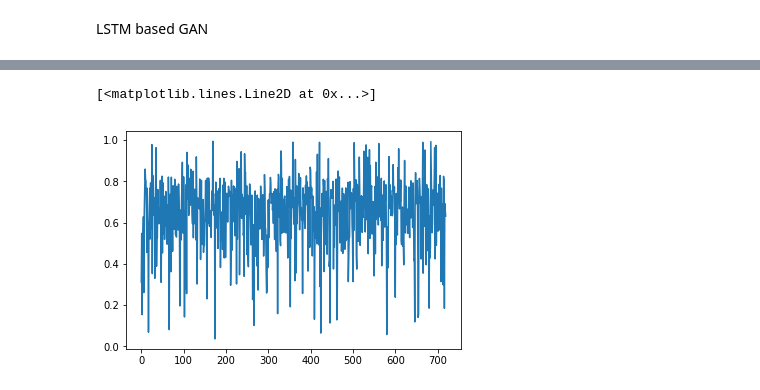
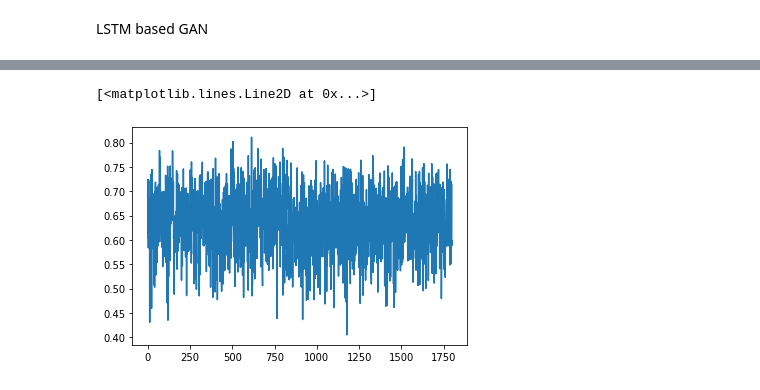
Before and after one commit to abbasloo/dnnHealth, a Jupyter notebook: LSTMGAN.ipynb, the cells around one changed output, grey strips where cells are left out. Saved outputs shown, nothing was run; the diff lists cells and outputs as text; code cells hidden in the pictures.

```diff
--- a/LSTMGAN.ipynb
+++ b/LSTMGAN.ipynb
@@ -49,7 +49,7 @@ for file in glob.glob('MLII/1 NSR/*.mat'):
 arr = sorted(arr, key=lambda x:x[:])
 
 l = 283
-ll = 5
+ll = 2
 d = np.int(3600/ll)
 stride = 1
 data = []
@@ -88,7 +88,7 @@ print (len(arr))
 arr = sorted(arr, key=lambda x:x[:])
 
 l = 10
-ll = 5
+ll = 2
 d = np.int(3600/ll)
 stride = 1
 data = []
@@ -136,7 +136,6 @@ class GAN():
         self.seq_length = rows
         self.seq_shape = (1, self.seq_length)
         self.latent_dim = 100
-        self.latent_shape = (1, self.latent_dim)
         self.disc_loss = []
         self.gen_loss =[]
 
@@ -150,7 +149,7 @@ class GAN():
         self.generator = self.build_generator()
 
         # The generator takes noise as input and generates note sequences
-        z = Input(shape=(1, self.latent_dim,))
+        z = Input(shape=(self.latent_dim,))
         generated_seq = self.generator(z)
 
         # For the combined model we will only train the generator
@@ -167,11 +166,10 @@ class GAN():
     def build_discriminator(self):
 
         model = Sequential()
-        model.add(LSTM(512, input_shape=self.seq_shape, return_sequences=True))
-        model.add(Bidirectional(LSTM(512)))
-        model.add(Dense(512))
+        model.add(LSTM(1024, input_shape=self.seq_shape, return_sequences=True))
         model.add(Dropout(0.4))
-        model.add(LeakyReLU(alpha=0.2))
+        model.add(Bidirectional(LSTM(256)))
+        model.add(Dropout(0.4))
         model.add(Dense(256))
         model.add(Dropout(0.4))
         model.add(LeakyReLU(alpha=0.2))
@@ -181,11 +179,7 @@ class GAN():
         model.add(Dense(64))
         model.add(Dropout(0.4))
         model.add(LeakyReLU(alpha=0.2))
-        model.add(Dense(32))
-        model.add(Dropout(0.4))
-        model.add(LeakyReLU(alpha=0.2))
         model.add(Dense(1, activation='sigmoid'))
-        model.summary()
 
         seq = Input(shape=self.seq_shape)
         validity = model(seq)
@@ -195,22 +189,19 @@ class GAN():
     def build_generator(self):
 
         model = Sequential()
-        model.add(LSTM(128, input_shape=self.latent_shape, return_sequences=True))
-        model.add(Bidirectional(LSTM(256)))
-        model.add(Dense(128, input_dim=self.latent_dim))
+        model.add(Dense(128))
         model.add(LeakyReLU(alpha=0.2))
         model.add(BatchNormalization(momentum=0.8))
         model.add(Dense(256))
         model.add(LeakyReLU(alpha=0.2))
         model.add(BatchNormalization(momentum=0.8))
-        model.add(Dense(512))
-        model.add(LeakyReLU(alpha=0.2))
-        model.add(BatchNormalization(momentum=0.8))
-        model.add(Dense(np.prod(self.seq_shape), activation='tanh'))
+        model.add(Reshape((1, 256)))
+        model.add(LSTM(512, input_shape=(1, 256), return_sequences=True))
+        model.add(Bidirectional(LSTM(512)))
+        model.add(Dense(self.seq_length, activation='tanh'))
         model.add(Reshape(self.seq_shape))
-        model.summary()
 
-        noise = Input(shape=self.latent_shape)
+        noise = Input(shape=(self.latent_dim,))
         seq = model(noise)
 
         return Model(noise, seq)
@@ -231,7 +222,7 @@ class GAN():
             idx = np.random.randint(0, X_train.shape[0], batch_size)
             real_seqs = X_train[idx]
 
-            noise = np.random.normal(0, 1, (batch_size, 1, self.latent_dim))
+            noise = np.random.normal(0, 1, (batch_size, self.latent_dim))
 
             # Generate a batch of new note sequences
             gen_seqs = self.generator.predict(noise)
@@ -242,7 +233,7 @@ class GAN():
             d_loss = 0.5 * np.add(d_loss_real, d_loss_fake)
 
             #  Training the Generator
-            noise = np.random.normal(0, 1, (batch_size, 1, self.latent_dim))
+            noise = np.random.normal(0, 1, (batch_size, self.latent_dim))
             g_loss = self.combined.train_on_batch(noise, real)
 
             if epoch % sample_interval == 0:
@@ -302,8 +277,8 @@ _________________________________________________________________
 # %%
-noise = np.random.normal(0, 1, (1, 1, gan.latent_dim))
+noise = np.random.normal(0, 1, (1, gan.latent_dim))
 gen_seqs = gan.generator.predict(noise).reshape(np.int(d/stride))
 plt.figure()
 plt.plot(gen_seqs)
 # %% [output]
 [<matplotlib.lines.Line2D at 0x...>]
-[figure, old version]
+[figure, new version]
```
Also changed, not shown: parts of 5 cells of this notebook.
